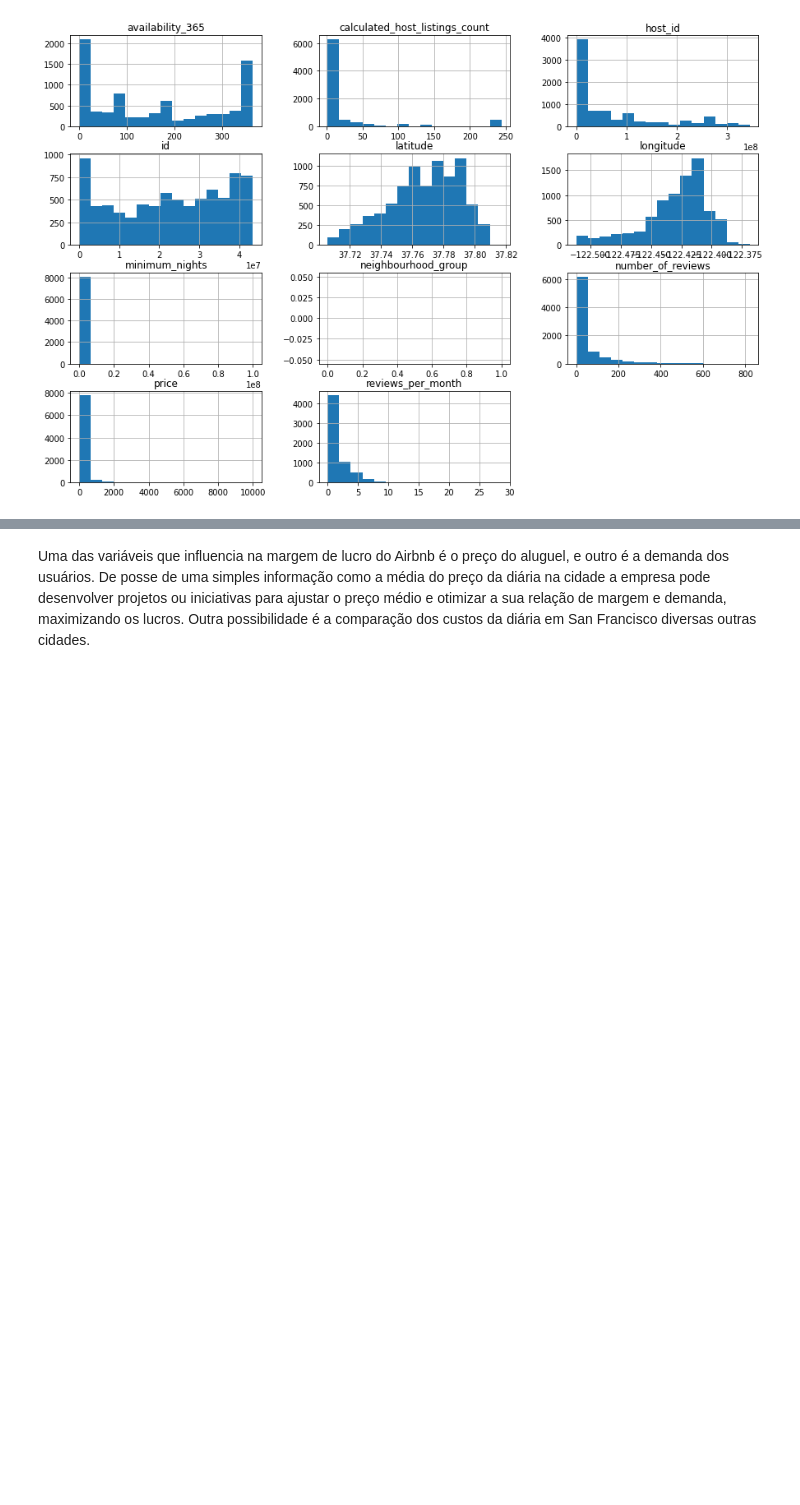
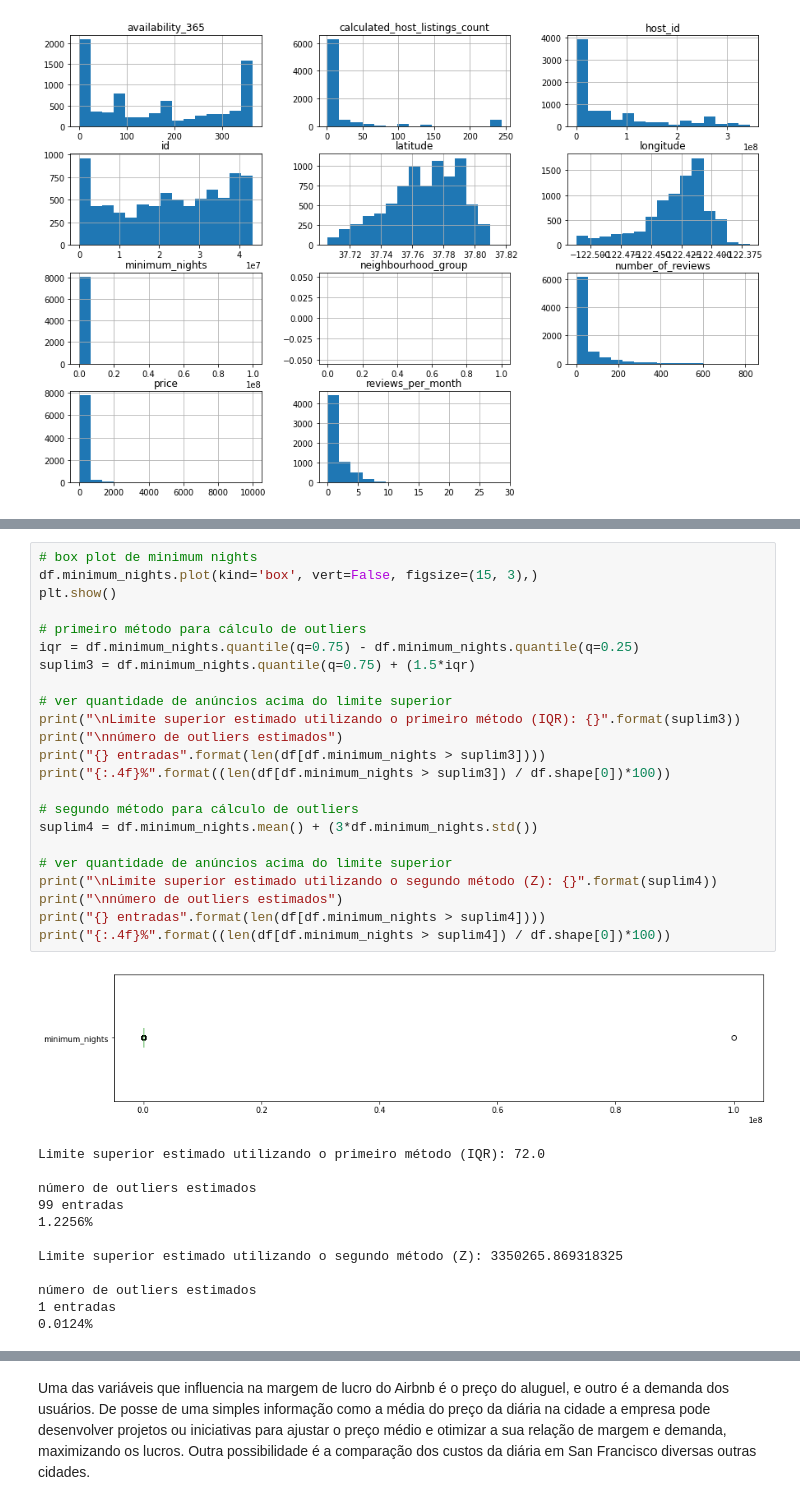
Before and after one commit to diegopescoalcalde/portfolio, a Jupyter notebook: Diego_Pesco_San_Francisco_Airbnb_Data_Analysis.ipynb, the cells around one changed output, grey strips where cells are left out. Drawn from its saved outputs; the diff is of its cells as text; blank space fills up the shorter version.

```diff
--- a/Diego_Pesco_San_Francisco_Airbnb_Data_Analysis.ipynb
+++ b/Diego_Pesco_San_Francisco_Airbnb_Data_Analysis.ipynb
@@ -162,0 +205,36 @@ df.hist(bins=15, figsize=(15,10));
+# %%
+# box plot de minimum nights
+df.minimum_nights.plot(kind='box', vert=False, figsize=(15, 3),)
+plt.show()
+
+# primeiro método para cálculo de outliers
+iqr = df.minimum_nights.quantile(q=0.75) - df.minimum_nights.quantile(q=0.25)
+suplim3 = df.minimum_nights.quantile(q=0.75) + (1.5*iqr)
+
+# ver quantidade de anúncios acima do limite superior
+print("\nLimite superior estimado utilizando o primeiro método (IQR): {}".format(suplim3))
+print("\nnúmero de outliers estimados")
+print("{} entradas".format(len(df[df.minimum_nights > suplim3])))
+print("{:.4f}%".format((len(df[df.minimum_nights > suplim3]) / df.shape[0])*100))
+
+# segundo método para cálculo de outliers
+suplim4 = df.minimum_nights.mean() + (3*df.minimum_nights.std())
+
+# ver quantidade de anúncios acima do limite superior
+print("\nLimite superior estimado utilizando o segundo método (Z): {}".format(suplim4))
+print("\nnúmero de outliers estimados")
+print("{} entradas".format(len(df[df.minimum_nights > suplim4])))
+print("{:.4f}%".format((len(df[df.minimum_nights > suplim4]) / df.shape[0])*100))
+# %% [output]
+[figure, added]
+Limite superior estimado utilizando o primeiro método (IQR): 72.0
+
+número de outliers estimados
+99 entradas
+1.2256%
+
+Limite superior estimado utilizando o segundo método (Z): 3350265.869318325
+
+número de outliers estimados
+1 entradas
+0.0124%
```
Also changed, not shown: parts of 27 cells of this notebook.
